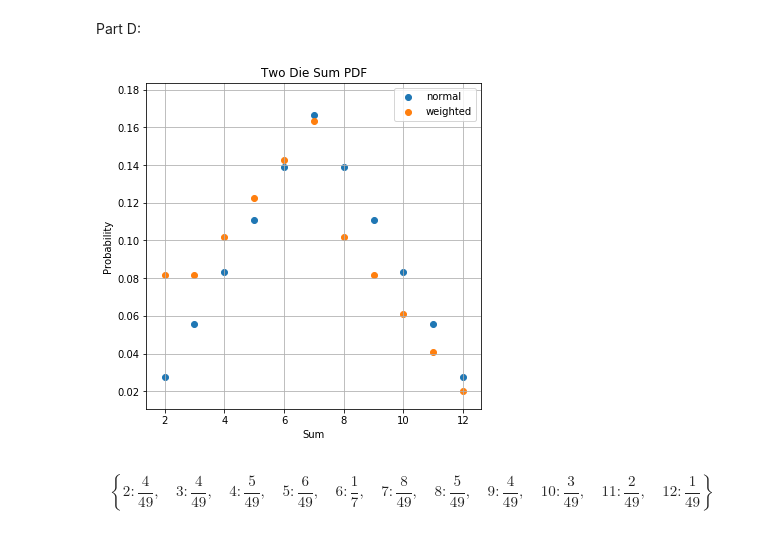
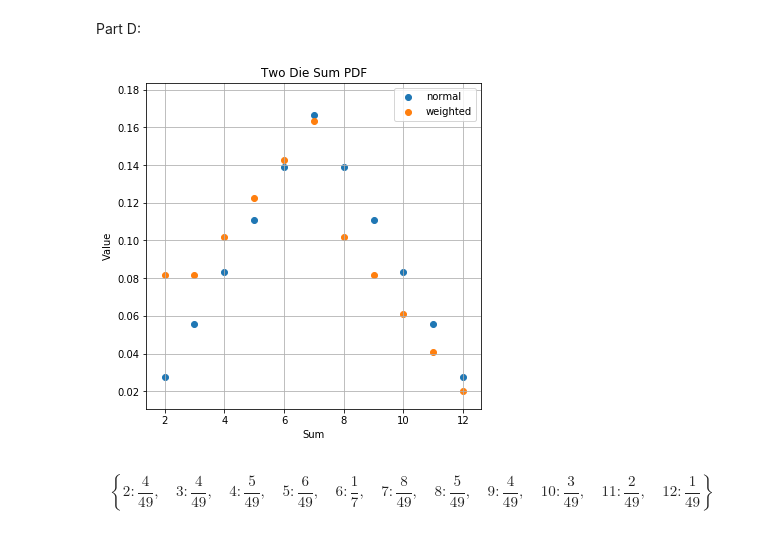
Before and after one commit to kegedy/EE502P, a Jupyter notebook: hw/kevin/HW08.ipynb, the cells around one changed output. Drawn from its saved outputs; the diff is of its cells as text; code cells hidden in the pictures.

```diff
--- a/hw/kevin/HW08.ipynb
+++ b/hw/kevin/HW08.ipynb
@@ -132,35 +132,35 @@ def prob(i):
 def wprob(i):
     if i==1:
         return sp.Rational(2,7)
     else:
         return sp.Rational(1,7)
 
 sums = {}
 wsums = {}
 for i in range(1,7):
     for j in range(1,7):
         s = i+j
         if s not in sums:
             sums[s] = [prob(i)*prob(j)]
             wsums[s] = [wprob(i)*wprob(j)]
         else:
             arr = sums[s]; arr.append(prob(i)*prob(j))
             arr = wsums[s]; arr.append(wprob(i)*wprob(j))
 
 for s in sums:
     sums[s] = sum(sums[s])
     wsums[s] = sum(wsums[s])
 
 fig,ax = plt.subplots(figsize=(6,6))
 ax.scatter(sums.keys(),sums.values(),label='normal')
 ax.scatter(wsums.keys(),wsums.values(),label='weighted')
 ax.set_title('Two Die Sum PDF')
 ax.set_xlabel('Sum')
-ax.set_ylabel('Probability')
+ax.set_ylabel('Value')
 ax.legend()
 plt.grid(True);
 # %% [output]
-[figure, old version]
+[figure, new version]
 # %%
 wsums
 # %% [output]
```
Also changed, not shown: parts of 24 cells of this notebook.
